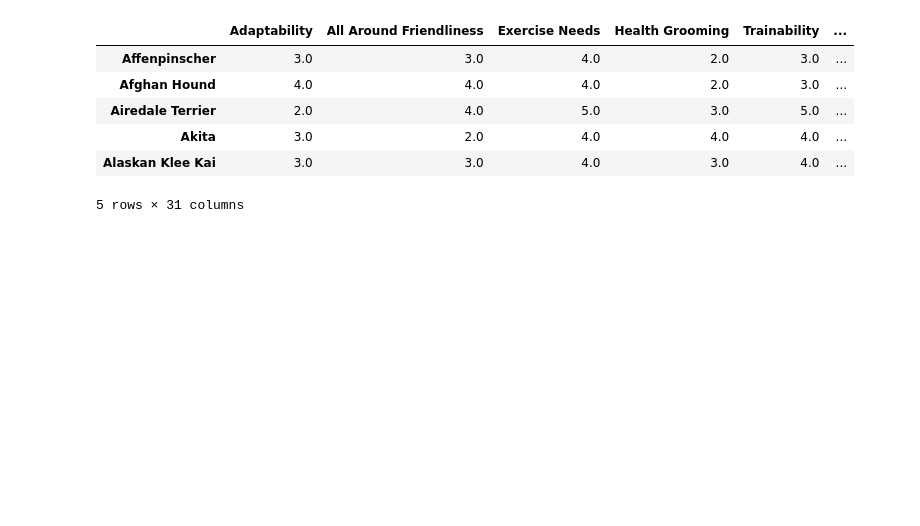
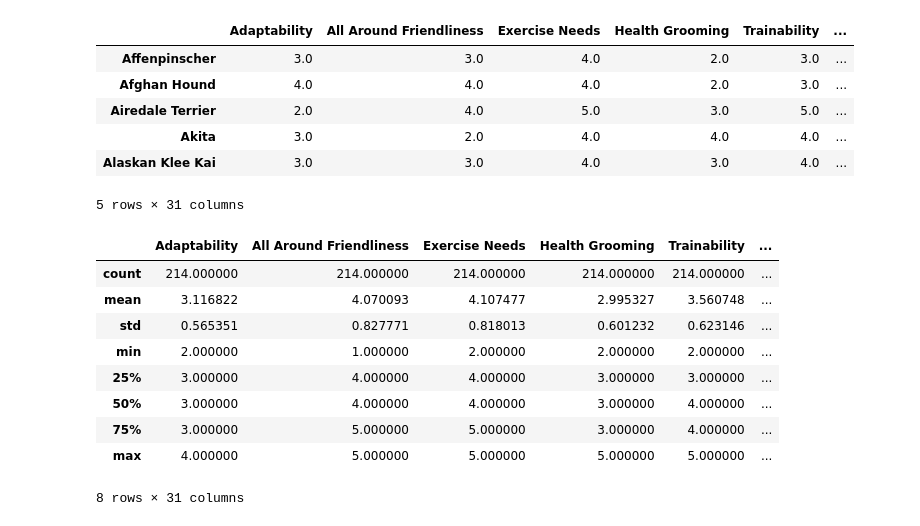
Before and after one commit to chrisoyer/supervised_learning_capstone, a Jupyter notebook: dog_adoption_SL_capstone.ipynb, the cells around one changed output. Drawn from its saved outputs; the diff is of its cells as text; code cells hidden in the pictures; blank space fills up the shorter version.

```diff
--- a/dog_adoption_SL_capstone.ipynb
+++ b/dog_adoption_SL_capstone.ipynb
@@ -81,3 +130,16 @@ dog_descr_df.head()
 | Akita | 3.0 | 2.0 | 4.0 | 4.0 | 4.0 | ... |
 | Alaskan Klee Kai | 3.0 | 3.0 | 4.0 | 3.0 | 4.0 | ... |
 5 rows × 31 columns
+# %%
+dog_descr_df.describe()
+# %% [output]
+|  | Adaptability | All Around Friendliness | Exercise Needs | Health Grooming | Trainability | ... |
+| count | 214.000000 | 214.000000 | 214.000000 | 214.000000 | 214.000000 | ... |
+| mean | 3.116822 | 4.070093 | 4.107477 | 2.995327 | 3.560748 | ... |
+| std | 0.565351 | 0.827771 | 0.818013 | 0.601232 | 0.623146 | ... |
+| min | 2.000000 | 1.000000 | 2.000000 | 2.000000 | 2.000000 | ... |
+| 25% | 3.000000 | 4.000000 | 4.000000 | 3.000000 | 3.000000 | ... |
+| 50% | 3.000000 | 4.000000 | 4.000000 | 3.000000 | 4.000000 | ... |
+| 75% | 3.000000 | 5.000000 | 5.000000 | 3.000000 | 4.000000 | ... |
+| max | 4.000000 | 5.000000 | 5.000000 | 5.000000 | 5.000000 | ... |
+8 rows × 31 columns
```
Also changed, not shown: parts of 15 cells of this notebook.
